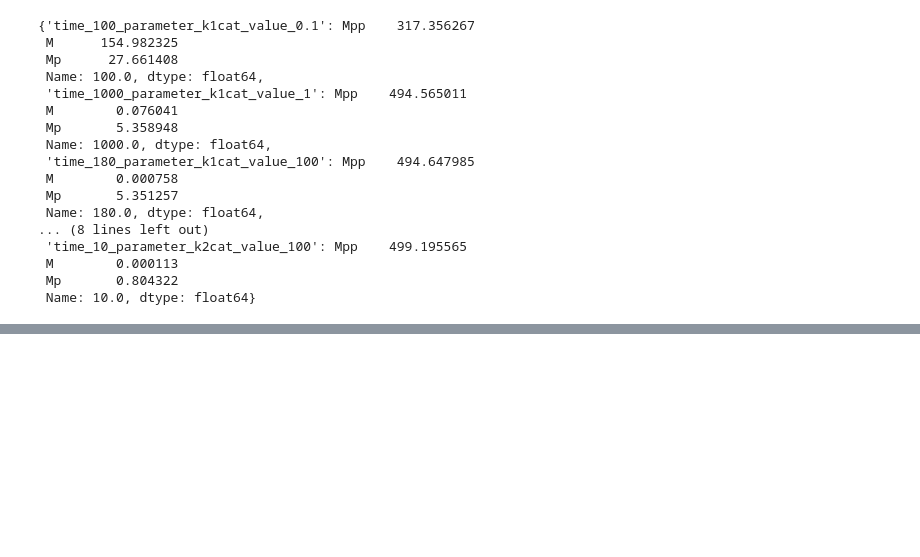
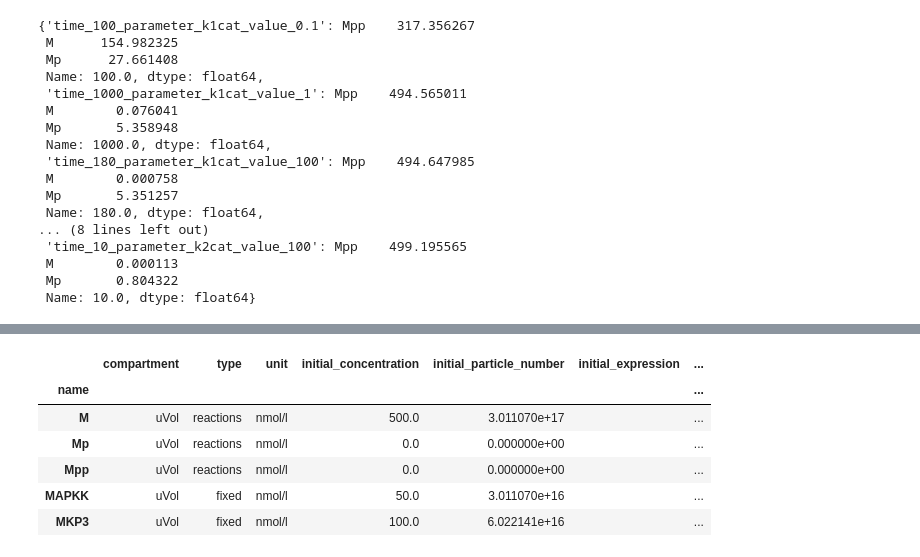
Before and after one commit to VirtualPatientEngine/AIAgents4Pharma, a Jupyter notebook: docs/notebooks/talk2biomodels/benchmark/expected_asnwers_basico.ipynb, the cells around one changed output, grey strips where cells are left out. Cells and saved outputs as stored; diff of their text form; code cells hidden in the pictures; blank space fills up the shorter version.

```diff
--- a/docs/notebooks/talk2biomodels/benchmark/expected_asnwers_basico.ipynb
+++ b/docs/notebooks/talk2biomodels/benchmark/expected_asnwers_basico.ipynb
@@ -231,0 +248,12 @@ results
+# %%
+mod_theory = basico.load_model(r'./models/BIOMD0000000027_url.xml')
+basico.task_steadystate.run_steadystate()
+basico.get_species()
+# %% [output]
+|  | compartment | type | unit | initial_concentration | initial_particle_number | initial_expression | ... |
+| name |  |  |  |  |  |  | ... |
+| M | uVol | reactions | nmol/l | 500.0 | 3.011070e+17 |  | ... |
+| Mp | uVol | reactions | nmol/l | 0.0 | 0.000000e+00 |  | ... |
+| Mpp | uVol | reactions | nmol/l | 0.0 | 0.000000e+00 |  | ... |
+| MAPKK | uVol | fixed | nmol/l | 50.0 | 3.011070e+16 |  | ... |
+| MKP3 | uVol | fixed | nmol/l | 100.0 | 6.022141e+16 |  | ... |
```
Also changed, not shown: parts of 7 cells of this notebook, 2 other files.
